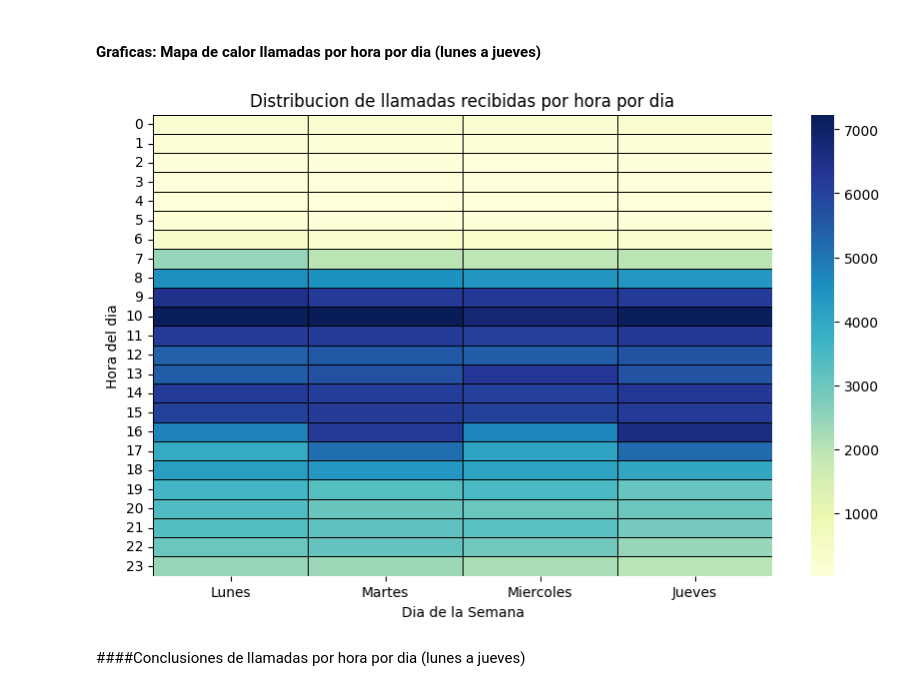
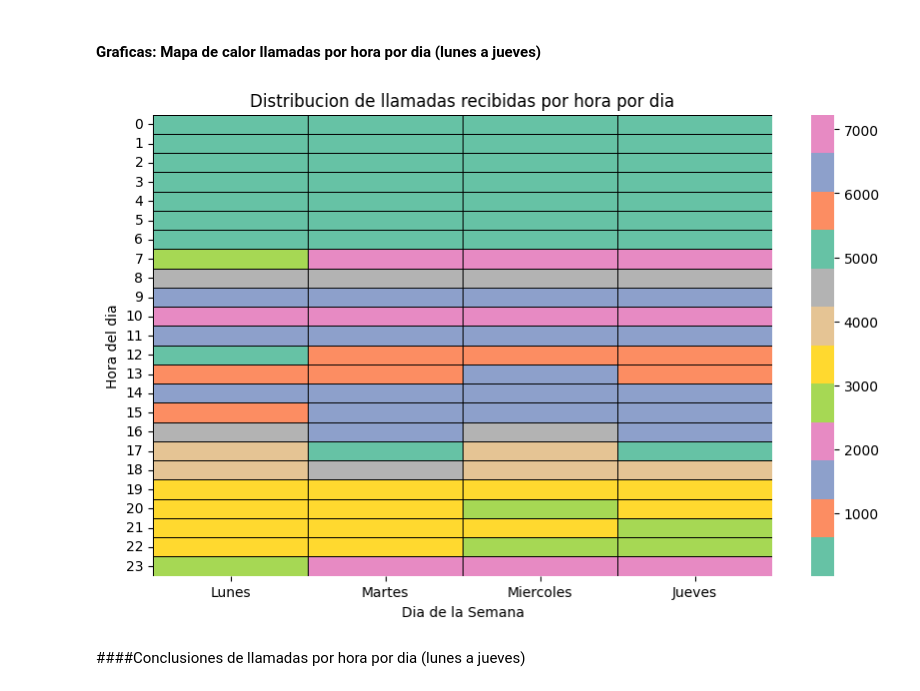
Before and after one commit to juangarcesco/metricas-call-canter, a Jupyter notebook: PRUEBA_CALL_CENTER.ipynb, the cells around one changed output. Cells and saved outputs as stored; diff of their text form; code cells hidden in the pictures.

```diff
--- a/PRUEBA_CALL_CENTER.ipynb
+++ b/PRUEBA_CALL_CENTER.ipynb
@@ -466,5 +516,5 @@ df[df['TIPO_DE_SERVICIO'] == 'AA']
 # %%
-index_AA_para_borrar = [538,13233,109637,242738,320222]
+index_AA_para_borrar=df[df['TIPO_DE_SERVICIO'] == 'AA'].index.tolist()
 df.drop(index_AA_para_borrar,inplace=True)
 # %% [markdown]
 ## *Correcion de valores ' TT' de tipo de servicio
@@ -481,5 +521,5 @@ df[df['TIPO_DE_SERVICIO'] == ' TT']
 # %%
-index_list_TT = [68094,73097,95287,95360,95414,98245]
+index_list_TT = df[df['TIPO_DE_SERVICIO'] == ' TT'].index.tolist()
 df.loc[index_list_TT,'TIPO_DE_SERVICIO'] = 'TT'
 # %%
 df['TIPO_DE_SERVICIO'] = df['TIPO_DE_SERVICIO'].astype('category')
@@ -544,2 +579,0 @@ The palette list has fewer values (3) than needed (6) and will cycle, which may
-# %%
-df.insert(loc=3, column='CATEGORIA_CLIENTE', value=df['ID_CLIENTE'])
@@ -550,5 +579,0 @@ df['CATEGORIA_CLIENTE'] = df['CATEGORIA_CLIENTE'].astype(str)
-# %%
-df.loc[(df['TIPO_DE_SERVICIO'] == 'NW'), 'ID_CLIENTE'] = 999999999999
-df.loc[(df['TIPO_DE_SERVICIO'] == 'NW'), 'CATEGORIA_CLIENTE'] = 'CLIENTE_PROSPECTO'
-df.loc[(df['TIPO_DE_SERVICIO'] != 'NW') & (df['ID_CLIENTE'] == 0), 'CATEGORIA_CLIENTE'] = 'CLIENTE_SIN_ID'
-df.loc[(df['ID_CLIENTE'] != 0) & (df['ID_CLIENTE'] != 999999999999), 'CATEGORIA_CLIENTE'] = 'CLIENTE_CON_ID'
@@ -1016,14 +1006,14 @@ tabla_dinamica_llamadas_por_hora_lune_a_jue_df
 #### Graficas: Mapa de calor llamadas por hora por dia (lunes a jueves)
 # %%
 plt.figure(figsize=(10, 6))
-sns.heatmap(tabla_dinamica_llamadas_por_hora_lune_a_jue_df, cmap="YlGnBu", linewidths=0.5, linecolor='black')
+sns.heatmap(tabla_dinamica_llamadas_por_hora_lune_a_jue_df, cmap=custom_palette, linewidths=0.5, linecolor='black')
 plt.title('Distribucion de llamadas recibidas por hora por dia')
 plt.xlabel('Dia de la Semana')
 plt.ylabel('Hora del dia')
 plt.yticks(rotation=0)
 plt.show()
 # %% [output]
-[figure, old version]
+[figure, new version]
 # %% [markdown]
 ####Conclusiones de llamadas por hora por dia (lunes a jueves)
 # %% [markdown]
```
Also changed, not shown: parts of 130 cells of this notebook.
